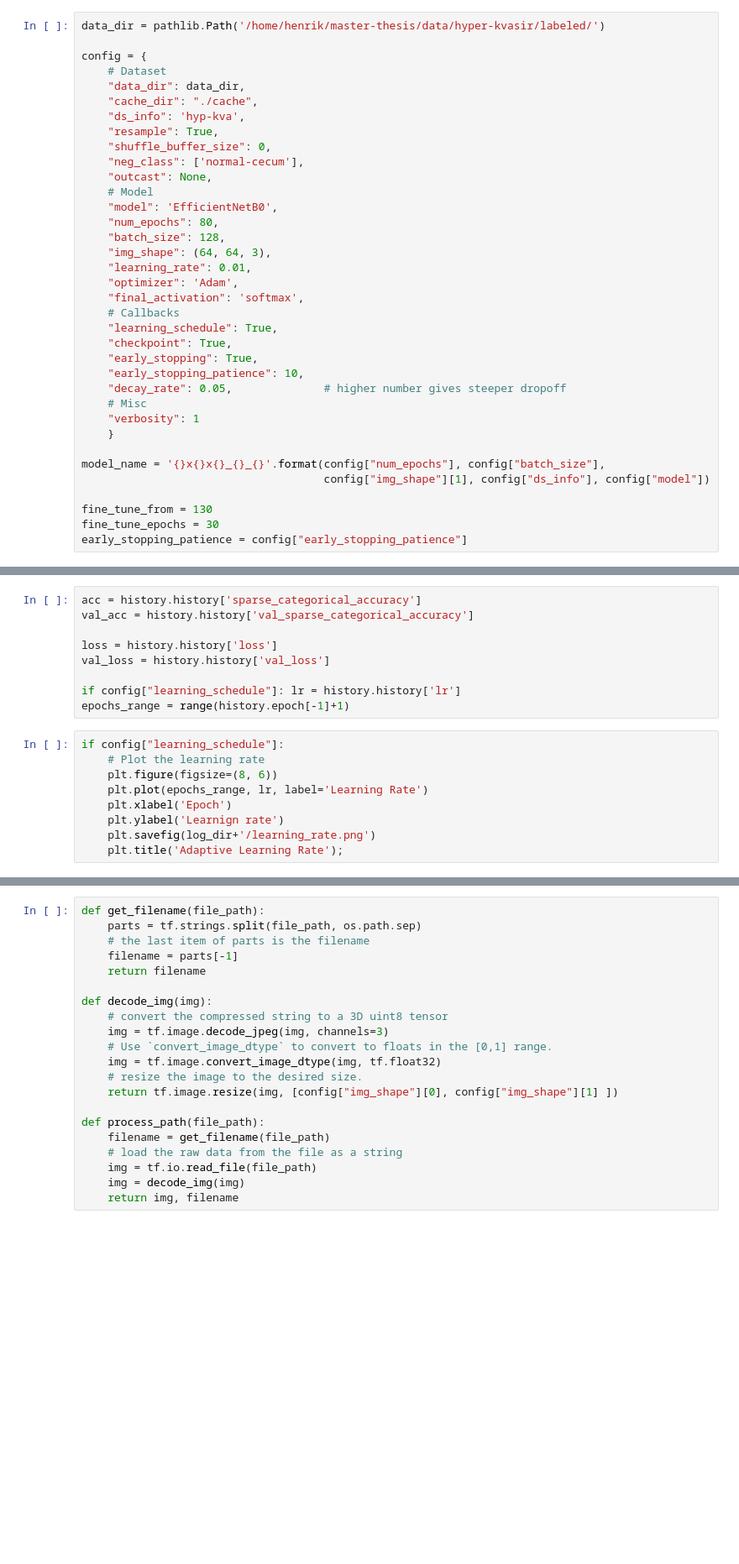
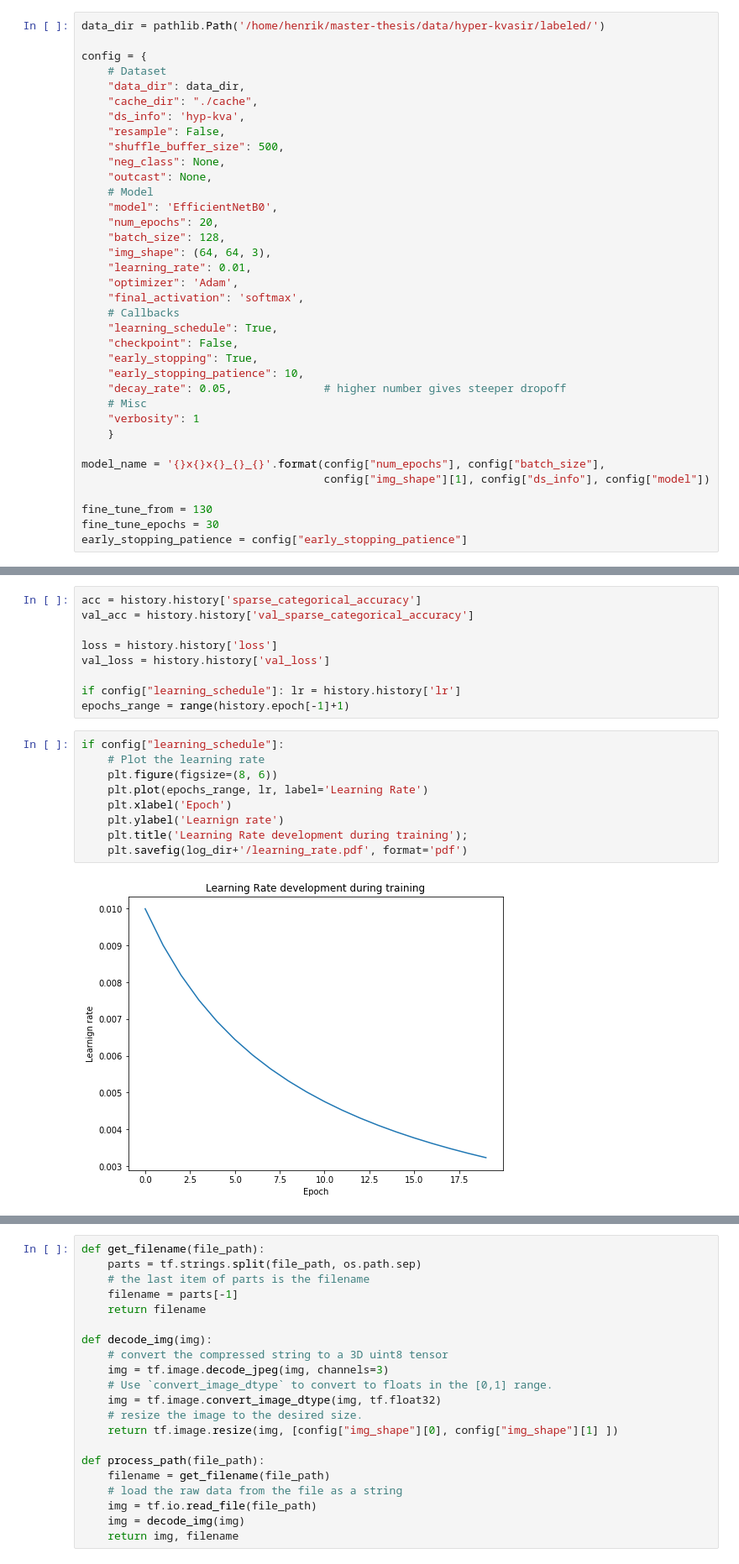
Before and after one commit to henriklg/teacher-student-framework, a Jupyter notebook: code/hyper-kvasir/efficientNets.ipynb, the cells around one changed output, grey strips where cells are left out. Shown at 84% size. Cells and saved outputs as stored; diff of their text form; blank space fills up the shorter version.

```diff
--- a/code/hyper-kvasir/efficientNets.ipynb
+++ b/code/hyper-kvasir/efficientNets.ipynb
@@ -36,13 +35,13 @@ config = {
     "data_dir": data_dir,
     "cache_dir": "./cache",
     "ds_info": 'hyp-kva',
-    "resample": True,
-    "shuffle_buffer_size": 0,
-    "neg_class": ['normal-cecum'],
+    "resample": False,
+    "shuffle_buffer_size": 500,
+    "neg_class": None,
     "outcast": None,
     # Model
     "model": 'EfficientNetB0',
-    "num_epochs": 80,
+    "num_epochs": 20,
     "batch_size": 128,
     "img_shape": (64, 64, 3),
     "learning_rate": 0.01,
@@ -50,7 +49,7 @@ config = {
     "final_activation": 'softmax',
     # Callbacks
     "learning_schedule": True,
-    "checkpoint": True,
+    "checkpoint": False,
     "early_stopping": True,
     "early_stopping_patience": 10,
     "decay_rate": 0.05,              # higher number gives steeper dropoff
@@ -200,12 +266,14 @@ epochs_range = range(history.epoch[-1]+1)
 # %%
 if config["learning_schedule"]:
     # Plot the learning rate
     plt.figure(figsize=(8, 6))
     plt.plot(epochs_range, lr, label='Learning Rate')
     plt.xlabel('Epoch')
     plt.ylabel('Learnign rate')
-    plt.savefig(log_dir+'/learning_rate.png')
-    plt.title('Adaptive Learning Rate');
+    plt.title('Learning Rate development during training');
+    plt.savefig(log_dir+'/learning_rate.pdf', format='pdf')
+# %% [output]
+[figure, added]
 # %%
 # Plot train-val accuracy and loss
 plt.figure(figsize=(14, 6))
```
Also changed, not shown: parts of 48 cells of this notebook.
